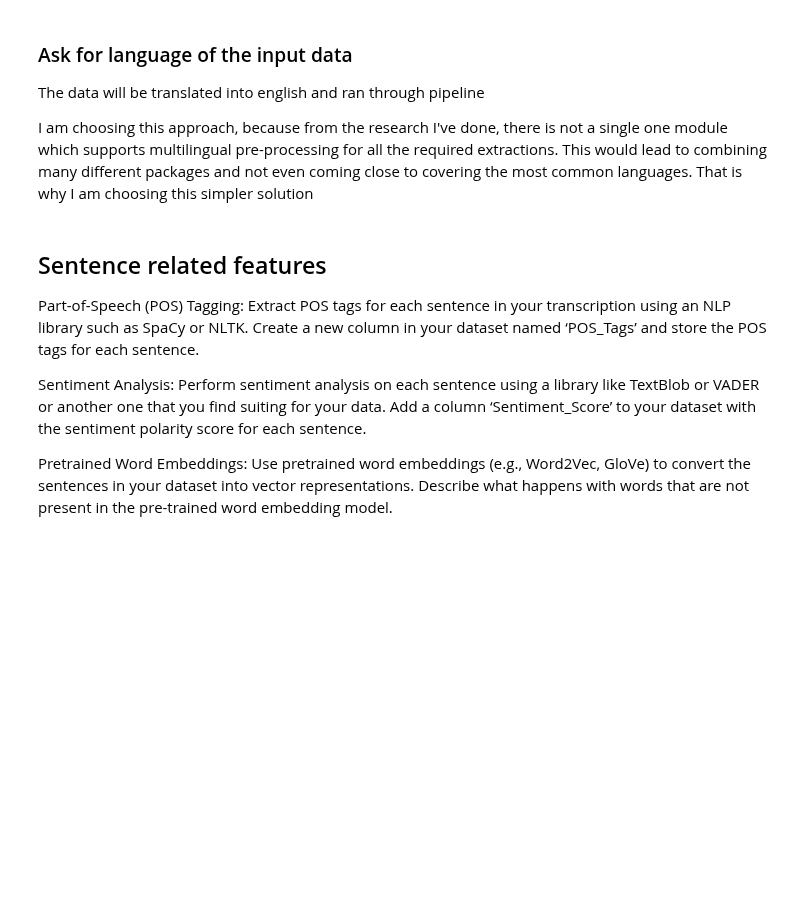
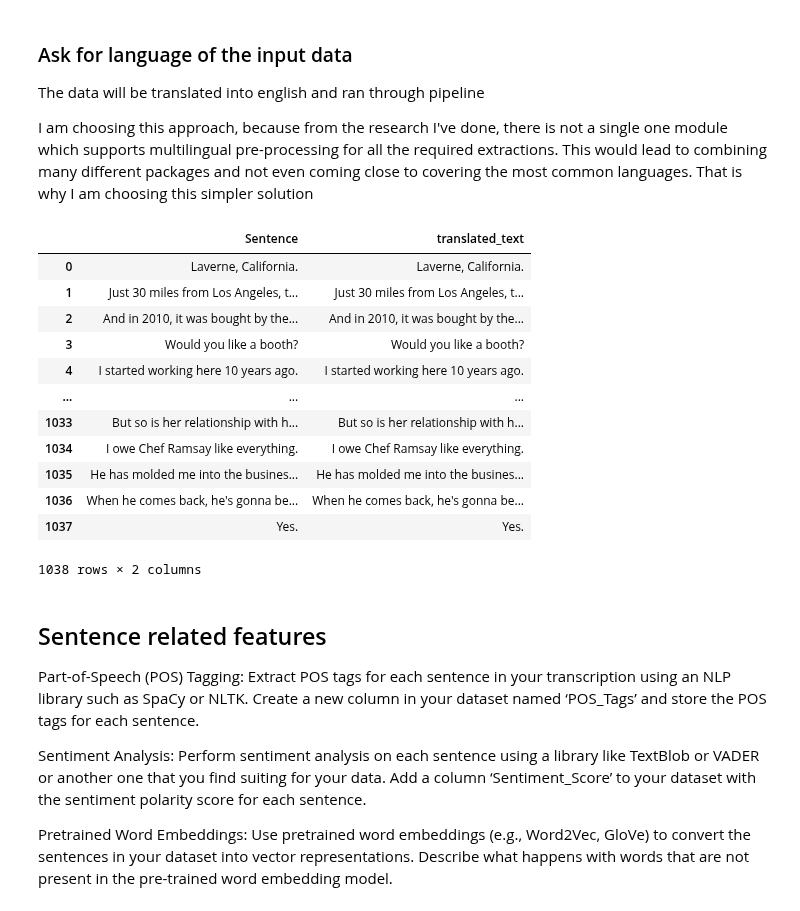
Before and after one commit to dafaqboomduck/nlp-project, a Jupyter notebook: Notebooks/NLP Features.ipynb, the cells around one changed output. Drawn from its saved outputs; the diff is of its cells as text; code cells hidden in the pictures; blank space fills up the shorter version.

```diff
--- a/Notebooks/NLP Features.ipynb
+++ b/Notebooks/NLP Features.ipynb
@@ -49,5 +58,21 @@ sentences['translated_text'] = sentences.apply(
     axis=1
 )
+# %%
+sentences
+# %% [output]
+|  | Sentence | translated_text |
+| 0 | Laverne, California. | Laverne, California. |
+| 1 | Just 30 miles from Los Angeles, t... | Just 30 miles from Los Angeles, t... |
+| 2 | And in 2010, it was bought by the... | And in 2010, it was bought by the... |
+| 3 | Would you like a booth? | Would you like a booth? |
+| 4 | I started working here 10 years ago. | I started working here 10 years ago. |
+| ... | ... | ... |
+| 1033 | But so is her relationship with h... | But so is her relationship with h... |
+| 1034 | I owe Chef Ramsay like everything. | I owe Chef Ramsay like everything. |
+| 1035 | He has molded me into the busines... | He has molded me into the busines... |
+| 1036 | When he comes back, he's gonna be... | When he comes back, he's gonna be... |
+| 1037 | Yes. | Yes. |
+1038 rows × 2 columns
 # %% [markdown]
 ## Sentence related features
 
```
Also changed, not shown: parts of 19 cells of this notebook, 1 other file.
